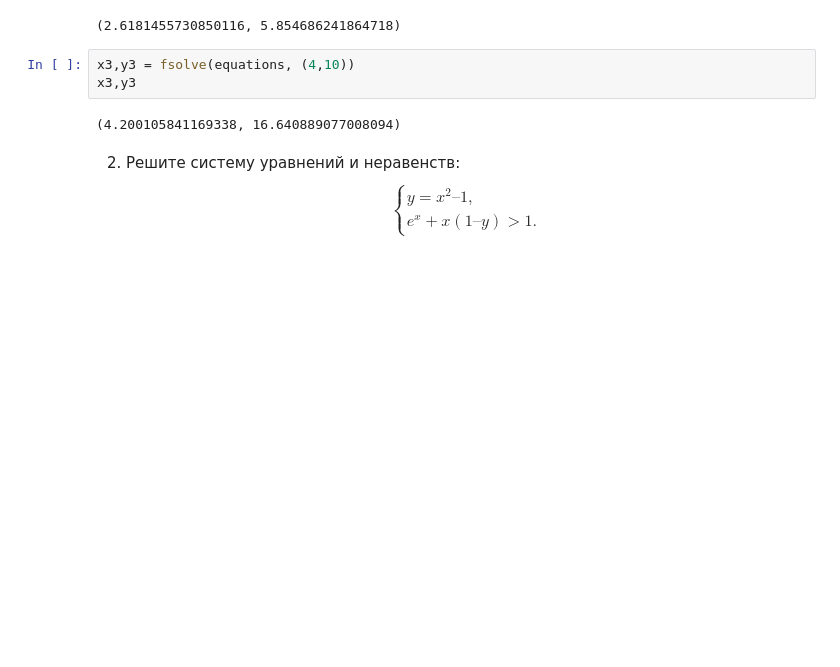
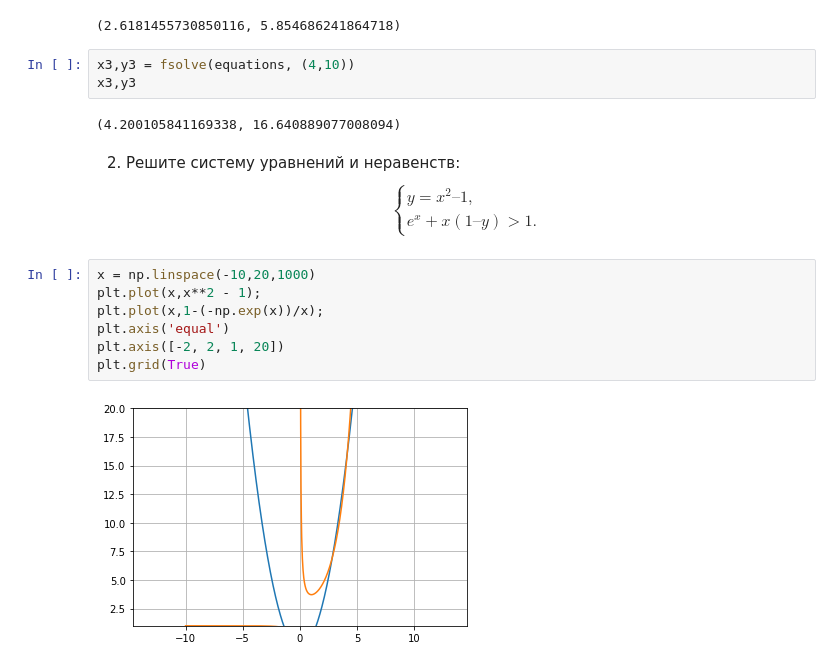
Before and after one commit to superpavelka/introduction-to-higher-mathematics, a Jupyter notebook: Task3/Task3.ipynb, the cells around one changed output. Drawn from its saved outputs; the diff is of its cells as text; blank space fills up the shorter version.

Commit message:
les3: graphics 4.2

```diff
--- a/Task3/Task3.ipynb
+++ b/Task3/Task3.ipynb
@@ -300,3 +300,12 @@ x3,y3
    e^x + x(1 – y) > 1.
  \end{cases}
 \end{equation*}$$
+# %%
+x = np.linspace(-10,20,1000)
+plt.plot(x,x**2 - 1);
+plt.plot(x,1-(-np.exp(x))/x);
+plt.axis('equal')
+plt.axis([-2, 2, 1, 20])
+plt.grid(True)
+# %% [output]
+[figure, added]
```
Also changed, not shown: parts of 3 cells of this notebook.
